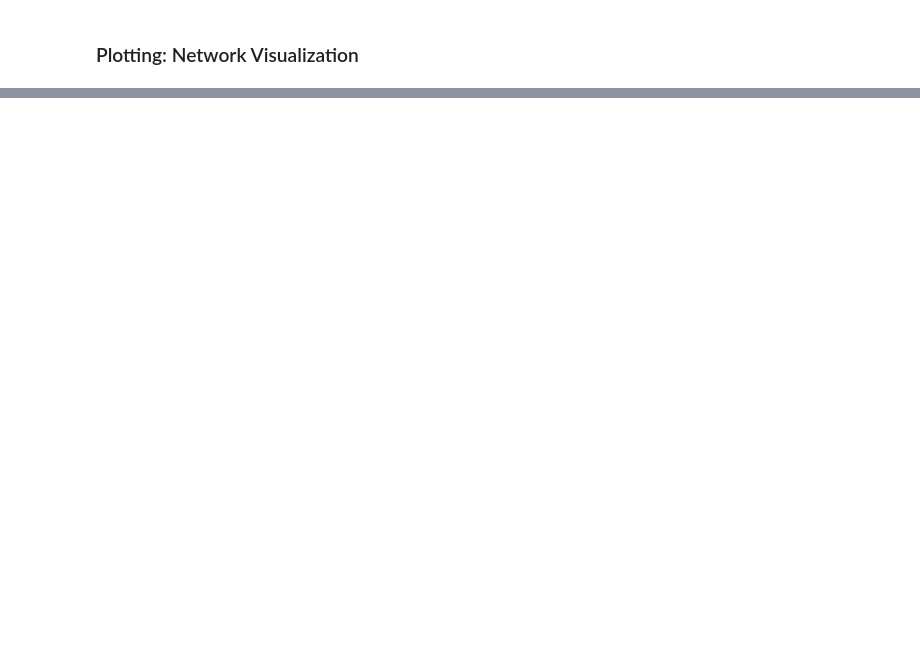
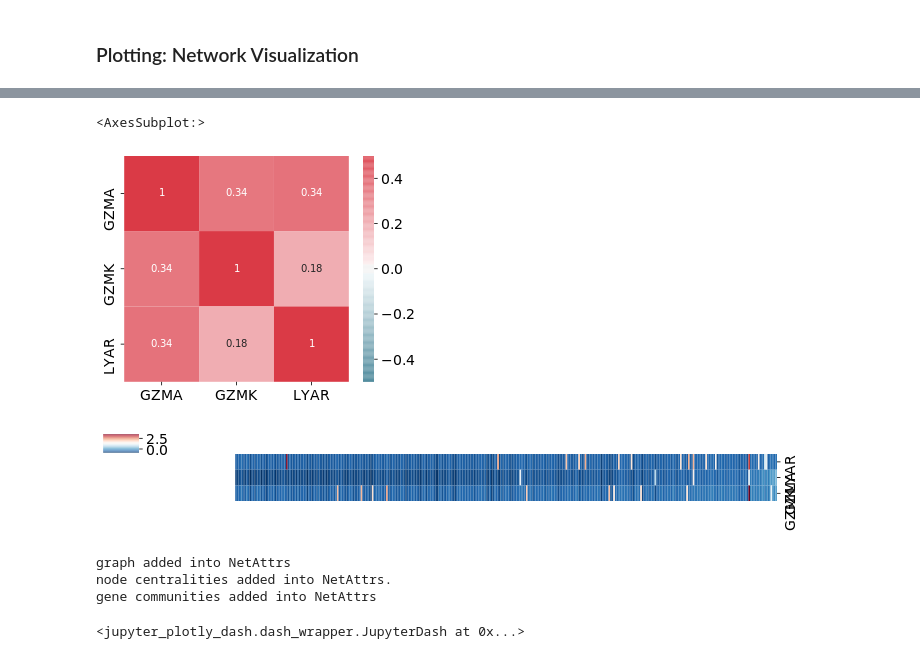
Before and after one commit to MingBit/PySCNet, a Jupyter notebook: tutorial/pyscnet_scanpy.ipynb, the cells around one changed output, grey strips where cells are left out. Drawn from its saved outputs; the diff is of its cells as text; code cells hidden in the pictures; blank space fills up the shorter version.

```diff
--- a/tutorial/pyscnet_scanpy.ipynb
+++ b/tutorial/pyscnet_scanpy.ipynb
@@ -107,7 +86,12 @@ marker_genes
 ### Feature selection for each cell type
 For each cell type, it is very important to pre-select features for creating gene regulatory network as there is less sense of including low expressed genes. To do so, top ranked markers genes of cell sub-population are selected for GRN construction. For instance, signatrues of CD8 t cells are used for CD8 T specific GRN.
 # %%
-Features = marker_genes
+marker_genes = ['IL7R', 'CD79A', 'MS4A1', 'CD8A', 'CD8B', 'LYZ', 'CD14',
+                'LGALS3', 'S100A8', 'GNLY', 'NKG7', 'KLRB1',
+                'FCGR3A', 'MS4A7', 'FCER1A', 'CST3', 'PPBP']
+
+Features = list(set(marker_genes) & set(scanpy_gne.ExpMatrix.index))
+
 for cell in list(np.unique(adata.obs['leiden'])):
     Features += list(adata.uns['rank_genes_groups']['names'][cell])
 
@@ -137,7 +123,7 @@ for cell in ['NK']:
             scanpy_gne = bn.rundocker(scanpy_gne.deepcopy, method=method,
                                           feature=Features, cell_clusterid=cell, select_by='leiden', directed=False)
 
-    scanpy_gne.save_as('/home/mwu/Desktop/pyscnet_scanpy_pbmc/'+ cell + '_gne.pk')
+    scanpy_gne.save_as('tutorial_data/pyscnet_scanpy_pbmc/'+ cell + '_gne.pk')
 # %% [markdown]
 The GRN result is saved into **NetAttrs** as dataframes consisting *source*, *target* and *weight*. Top edges ordered by weight can be used for creating gene correlation graph.
 # %% [markdown]
@@ -150,9 +136,9 @@ pyscnet provides multiple ways of predicting consensus network:
 Given consensus prediction, top *k* edges are selected for building gene graph. Genes importance can be estimated via node centralities including **degree, PageRank, closeness, betweenness**. Furthermore, gene modules are predicted by applying community detection algorithms.
 # %%
 names = ['B', 'CD14 Monocytes', 'CD4 T', 'CD8 T', 'Dendritic', 'FCGR3A Monocytes', 'NK']
-for cell_name in names:
+for cell_name in names[0]:
 
-    scanpy_gne = pp.load_Gnetdata_object(filepath='/home/mwu/Desktop/pyscnet_scanpy_pbmc/' + cell_name + '_gne.pk')
+    scanpy_gne = pp.load_Gnetdata_object(filepath='tutorial_data/pyscnet_scanpy_pbmc/' + cell_name + '_gne.pk')
     link_key=['GENIE3_links', 'PIDC_links', 'GRNBOOST2_links', 'phase_synchrony_links']
 
     #find consensus links based on ensemble classification
@@ -162,8 +148,8 @@ for cell_name in names:
     #build graph for consensus links
     scanpy_gne = ne.buildnet(scanpy_gne, key_links='consensus_links')
 
+    #Create table for online venn graph. https://asntech.shinyapps.io/intervene/
     df = pd.DataFrame()
-
 
     for key in link_key:
         order_link = scanpy_gne.NetAttrs[key].sort_values('weight', ascending=False, ignore_index=True).head(5000)
@@ -172,7 +158,7 @@ for cell_name in names:
 
         df[key] = order_link['edge']
 
-    df.to_csv('/home/mwu/Desktop/pyscnet_scanpy_pbmc/' + cell_name + '_venn_df.csv', index=False)
+#     df.to_csv('tutorial_data/pyscnet_scanpy_pbmc/' + cell_name + '_venn_df.csv', index=False)
 
     #For consensus graph, gene importance can be via node centrality
     scanpy_gne = ne.get_centrality(scanpy_gne)
@@ -180,6 +166,7 @@ for cell_name in names:
     #gene module detected by louvain clustering
     scanpy_gne = ne.detect_community(scanpy_gne)
 
+    #rank node centralities and calculate avergae rank
     tmp = scanpy_gne.NetAttrs['centralities']
     gap = len(Features) - tmp.shape[0]
     for name in tmp.columns[1:]:
@@ -187,7 +174,7 @@ for cell_name in names:
         tmp[name + 'rank'] = tmp[name].rank() + gap
 
     tmp['avg_rank'] = tmp.iloc[:, 5:].mean(axis=1)
-    tmp.to_excel('/home/mwu/Desktop/pyscnet_scanpy_pbmc/' + cell_name + '_centrality.xlsx', index=False)
+#     tmp.to_excel('tutorial_data/pyscnet_scanpy_pbmc/' + cell_name + '_centrality.xlsx', index=False)
 # %% [output]
 there are 603 consensus edges found!
 graph added into NetAttrs
@@ -304,19 +297,29 @@ ax[1].axis('off')
 # %%
 corr_gene = ['GZMA', 'GZMK', 'LYAR']
 pl.geneCorrelation(scanpy_gne, gene=corr_gene,
-                cell_clusterid=('CD8 T'), select_by='leiden', order_by='total_counts',
+                cell_clusterid=('B'), select_by='leiden', order_by='total_counts',
                 xticklabels=True, yticklabels=True,
                 figsize=[5, 4], vmax=0.5, vmin=-0.5, annot=True)
+# %% [output]
+<AxesSubplot:>
+[figure, added]
 # %%
 
 cg = pl.geneHeatmap(scanpy_gne, gene=corr_gene,figsize=[10,1.5],
-                    cell_clusterid=('CD8 T'), select_by='leiden', order_by='total_counts',
+                    cell_clusterid=('B'), select_by='leiden', order_by='total_counts',
                     yticklabels=True,
                     col_cluster=False, cmap='RdBu_r')
 
 cg.ax_row_dendrogram.set_visible(False)
+# %% [output]
+[figure, added]
 # %%
-new_app = pl.create_app(gnetdata=scanpy_gne, grn_method='consensus_links', top_links=122, resolution=0.6)
+new_app = pl.create_app(gnetdata=scanpy_gne, grn_method='consensus_links', top_links=100, resolution=0.6)
 new_app
+# %% [output]
+graph added into NetAttrs
+node centralities added into NetAttrs.
+gene communities added into NetAttrs
+<jupyter_plotly_dash.dash_wrapper.JupyterDash at 0x...>
 # %%
  #save pyscnet as pickle
```
Also changed, not shown: parts of 18 cells of this notebook, 32 other files.
